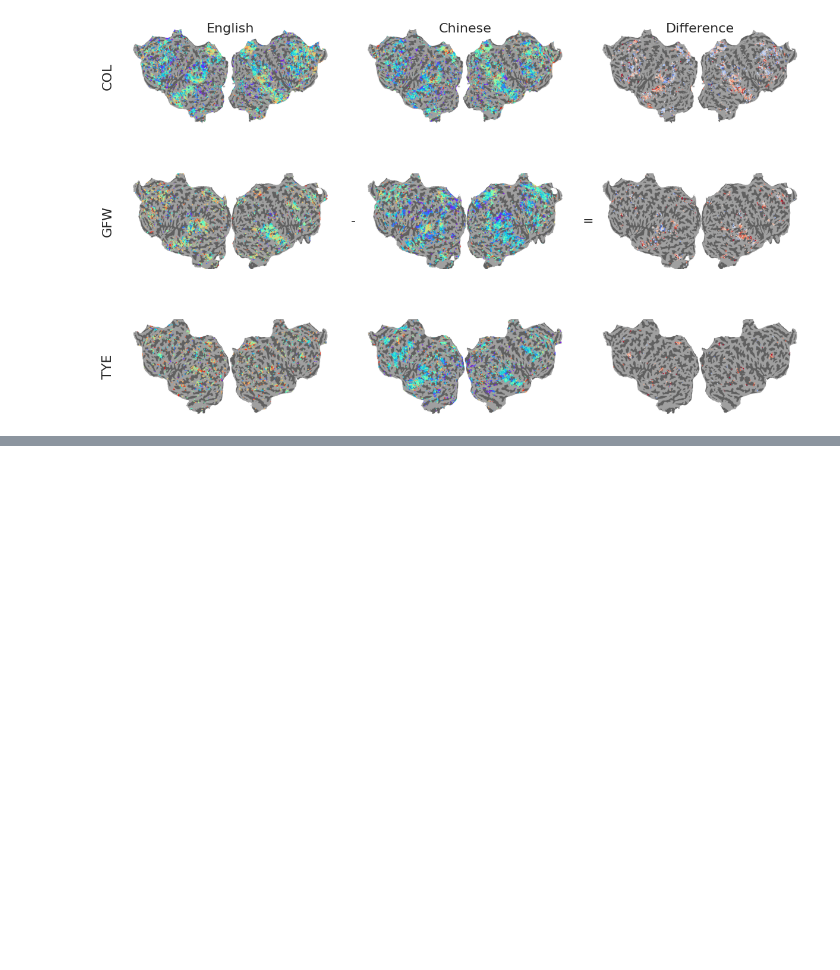
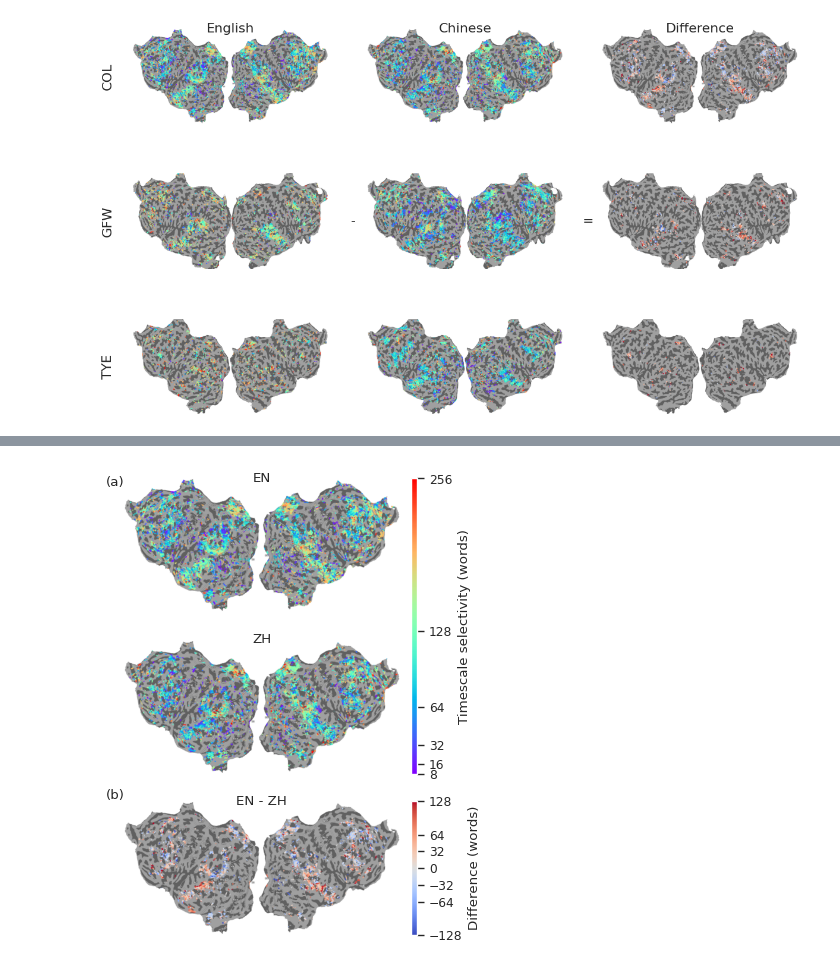
Before and after one commit to bramantyois/multilang_timescale, a Jupyter notebook: notebook/03_plots/05_timescale_selectivity_agg.ipynb, the cells around one changed output, grey strips where cells are left out. Saved outputs shown, nothing was run; the diff lists cells and outputs as text; code cells hidden in the pictures; blank space fills up the shorter version.

```diff
--- a/notebook/03_plots/05_timescale_selectivity_agg.ipynb
+++ b/notebook/03_plots/05_timescale_selectivity_agg.ipynb
@@ -247,0 +248,97 @@ plt.show()
+# %%
+# alternative plot
+
+fig = plt.figure(figsize=(4, 5))
+
+gs = GridSpec(3, 2, figure=fig, width_ratios=[1, 0.02,], height_ratios=[1, 1, 1])
+
+# column one only for COL EN and ZH
+ax1 = fig.add_subplot(gs[0, 0])
+ax1.imshow(images["COL"]["en"])
+ax1.axis("off")
+ax1.text(
+    0.5,
+    1,
+    f'EN',
+    horizontalalignment="center",
+    verticalalignment="center",
+    transform=ax1.transAxes,
+)
+
+ax2 = fig.add_subplot(gs[1, 0])
+ax2.imshow(images["COL"]["zh"])
+ax2.axis("off")
+ax2.text(
+    0.5,
+    1,
+    f'ZH',
+    horizontalalignment="center",
+    verticalalignment="center",
+    transform=ax2.transAxes,
+)
+# colt 2 for diff of COL GFW and TYE
+
+ax3 = fig.add_subplot(gs[2, 0])
+ax3.imshow(images["COL"]["diff"])
+ax3.axis("off")
+ax3.text(
+    0.5,
+    1,
+    "EN - ZH",
+    horizontalalignment="center",
+    verticalalignment="center",
+    transform=ax3.transAxes,
+)
+
+# add horizontal colorbar at the bottom of the plot
+cbar_ax1 = fig.add_subplot(gs[0:2, 1])
+
+## add 8-256 rainbow colorbar at the bottom of the plot
+cmap = plt.cm.rainbow
+norm = plt.Normalize(vmin=8, vmax=256)
+sm = plt.cm.ScalarMappable(cmap=cmap, norm=norm)
+plt.colorbar(sm, cax=cbar_ax1, orientation="vertical", fraction=0.2)
+## color bar ticks to 8,16,32,64,128,256
+cbar_ax1.set_yticks([8, 16, 32, 64, 128, 256])
+## cbar label
+cbar_ax1.set_ylabel("Timescale selectivity (words)")
+
+# second colorbar for difference
+cbar_ax2 = fig.add_subplot(gs[2, 1])
+
+## add 8-256 rainbow colorbar at the bottom of the plot
+cmap = plt.get_cmap("coolwarm")
+norm = plt.Normalize(vmin=-128, vmax=128)
+sm = plt.cm.ScalarMappable(cmap=cmap, norm=norm)
+plt.colorbar(sm, cax=cbar_ax2, orientation="vertical", fraction=0.8)
+## color bar ticks to 8,16,32,64,128,256
+cbar_ax2.set_yticks([-128, -64, -32, 0, 32, 64, 128])
+cbar_ax2.set_ylabel("Difference (words)")
+
+
+fig.text(
+    0.05,
+    0.95,
+    "(a)",
+    ha="center",
+    va="center",
+    fontsize=default_font_size,
+    transform=fig.transFigure,
+)
+fig.text(
+    0.05,
+    0.325,
+    "(b)",
+    ha="center",
+    va="center",
+    fontsize=default_font_size,
+    transform=fig.transFigure,
+)
+
+plt.tight_layout()
+plt.savefig(
+    os.path.join(timescale_selectivity_dir, "timescale_selectivity_agg_col.png"), dpi=300
+)
+plt.show()
+# %% [output]
+[figure, added]
```
Also changed, not shown: parts of 3 cells of this notebook, 9 other files.
